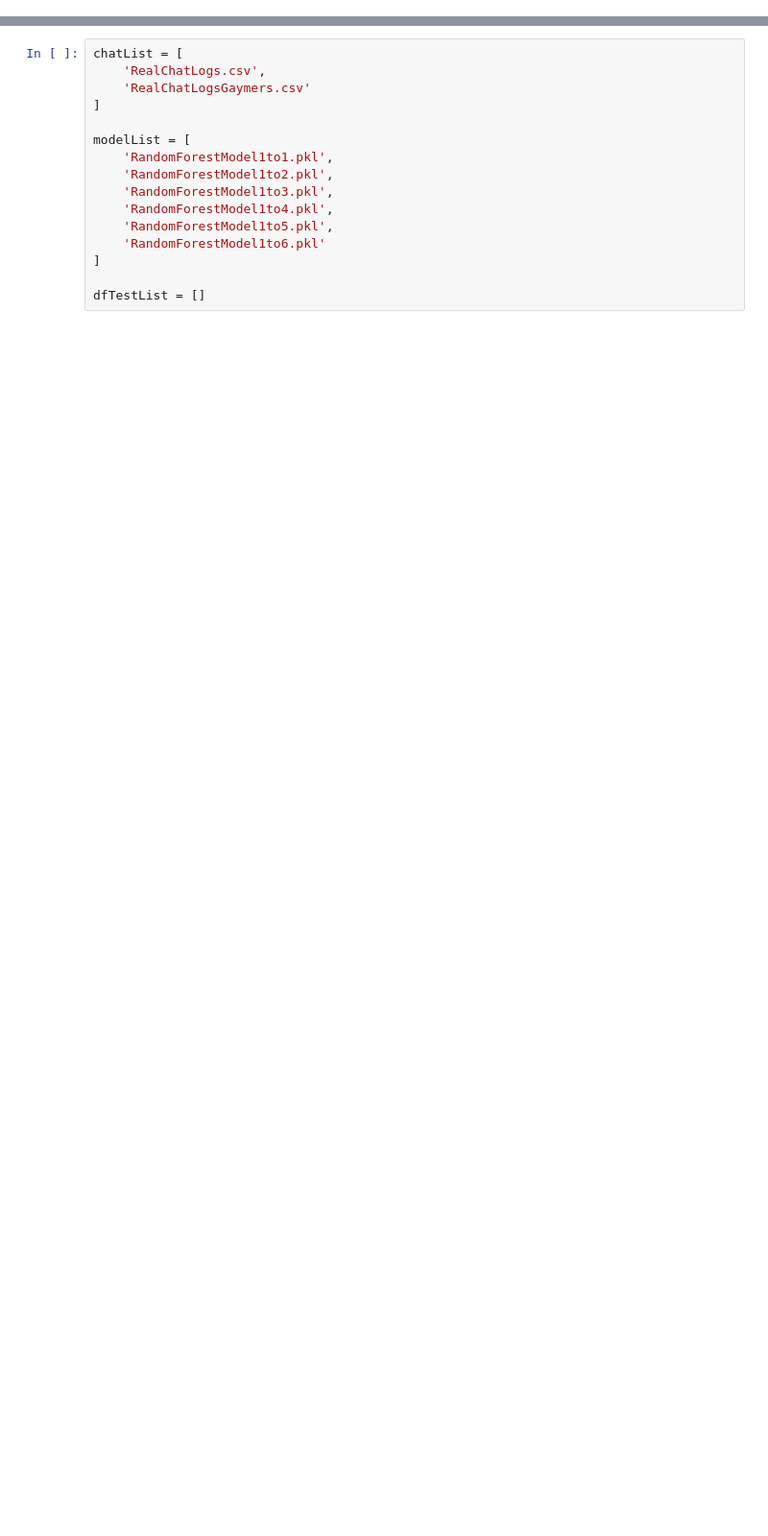
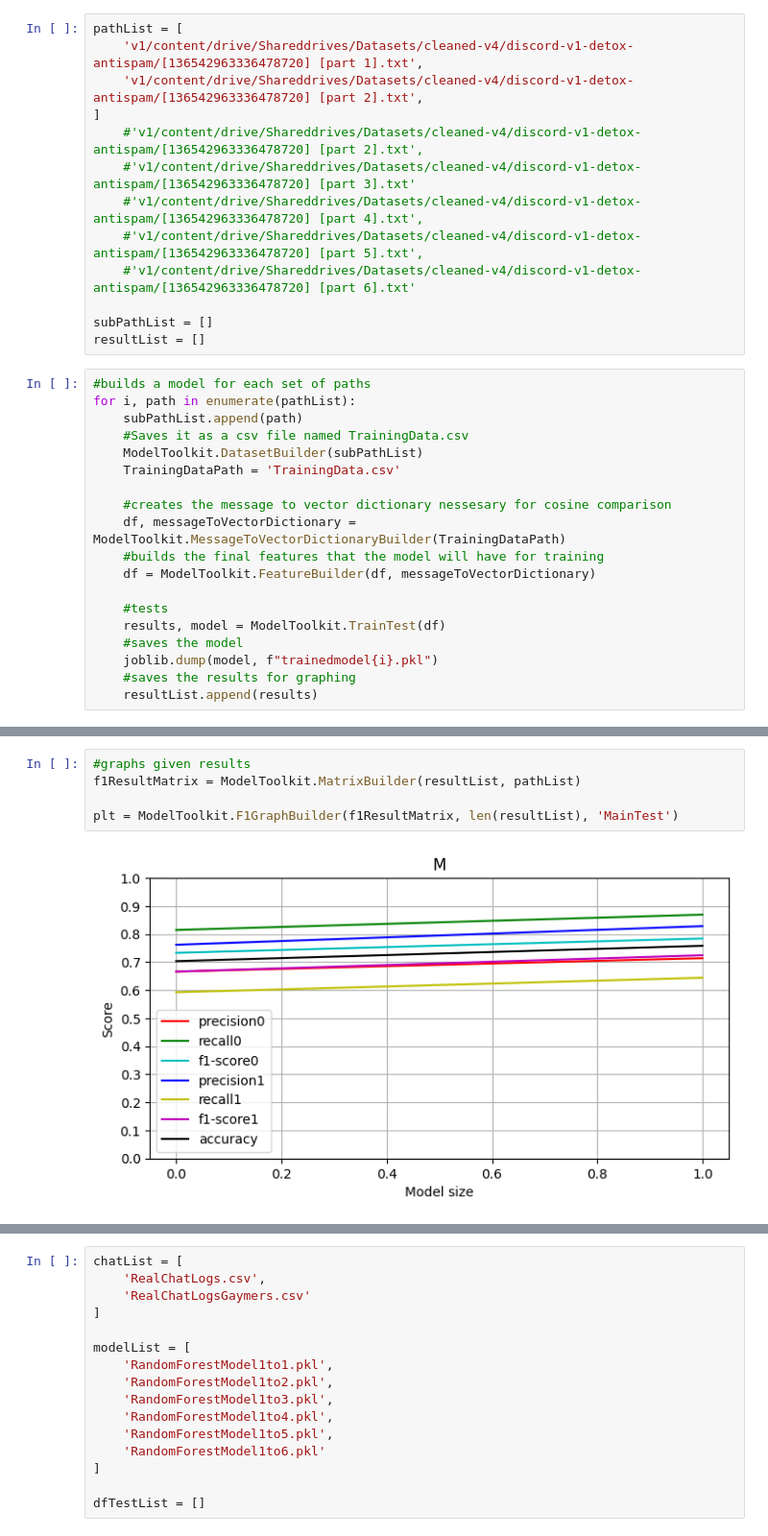
Before and after one commit to NevaEvar/alt-account-detector, a Jupyter notebook: TrainAndTest.ipynb, the cells around one changed output, grey strips where cells are left out. Shown: that part at 96% size. Saved outputs shown, nothing was run; the diff lists cells and outputs as text; blank space fills up the shorter version.

Commit message:
Deleted old files and finished train, test, graph building function into TrainAndTest.

```diff
--- a/TrainAndTest.ipynb
+++ b/TrainAndTest.ipynb
@@ -10,0 +18,32 @@ from sklearn.metrics import confusion_matrix
+# %%
+pathList = [
+    'v1/content/drive/Shareddrives/Datasets/cleaned-v4/discord-v1-detox-antispam/[136542963336478720] [part 1].txt',
+    'v1/content/drive/Shareddrives/Datasets/cleaned-v4/discord-v1-detox-antispam/[136542963336478720] [part 2].txt',
+]
+    #'v1/content/drive/Shareddrives/Datasets/cleaned-v4/discord-v1-detox-antispam/[136542963336478720] [part 2].txt',
+    #'v1/content/drive/Shareddrives/Datasets/cleaned-v4/discord-v1-detox-antispam/[136542963336478720] [part 3].txt'
+    #'v1/content/drive/Shareddrives/Datasets/cleaned-v4/discord-v1-detox-antispam/[136542963336478720] [part 4].txt',
+    #'v1/content/drive/Shareddrives/Datasets/cleaned-v4/discord-v1-detox-antispam/[136542963336478720] [part 5].txt',
+    #'v1/content/drive/Shareddrives/Datasets/cleaned-v4/discord-v1-detox-antispam/[136542963336478720] [part 6].txt'
+
+subPathList = []
+resultList = []
+# %%
+#builds a model for each set of paths
+for i, path in enumerate(pathList):
+    subPathList.append(path)
+    #Saves it as a csv file named TrainingData.csv
+    ModelToolkit.DatasetBuilder(subPathList)
+    TrainingDataPath = 'TrainingData.csv'
+
+    #creates the message to vector dictionary nessesary for cosine comparison
+    df, messageToVectorDictionary = ModelToolkit.MessageToVectorDictionaryBuilder(TrainingDataPath)
+    #builds the final features that the model will have for training
+    df = ModelToolkit.FeatureBuilder(df, messageToVectorDictionary)
+
+    #tests
+    results, model = ModelToolkit.TrainTest(df)
+    #saves the model
+    joblib.dump(model, f"trainedmodel{i}.pkl")
+    #saves the results for graphing
+    resultList.append(results)
@@ -10,0 +57,7 @@ from sklearn.metrics import confusion_matrix
+# %%
+#graphs given results
+f1ResultMatrix = ModelToolkit.MatrixBuilder(resultList, pathList)
+
+plt = ModelToolkit.F1GraphBuilder(f1ResultMatrix, len(resultList), 'MainTest')
+# %% [output]
+[figure, added]
```
Also changed, not shown: parts of 8 cells of this notebook, 5 other files.
